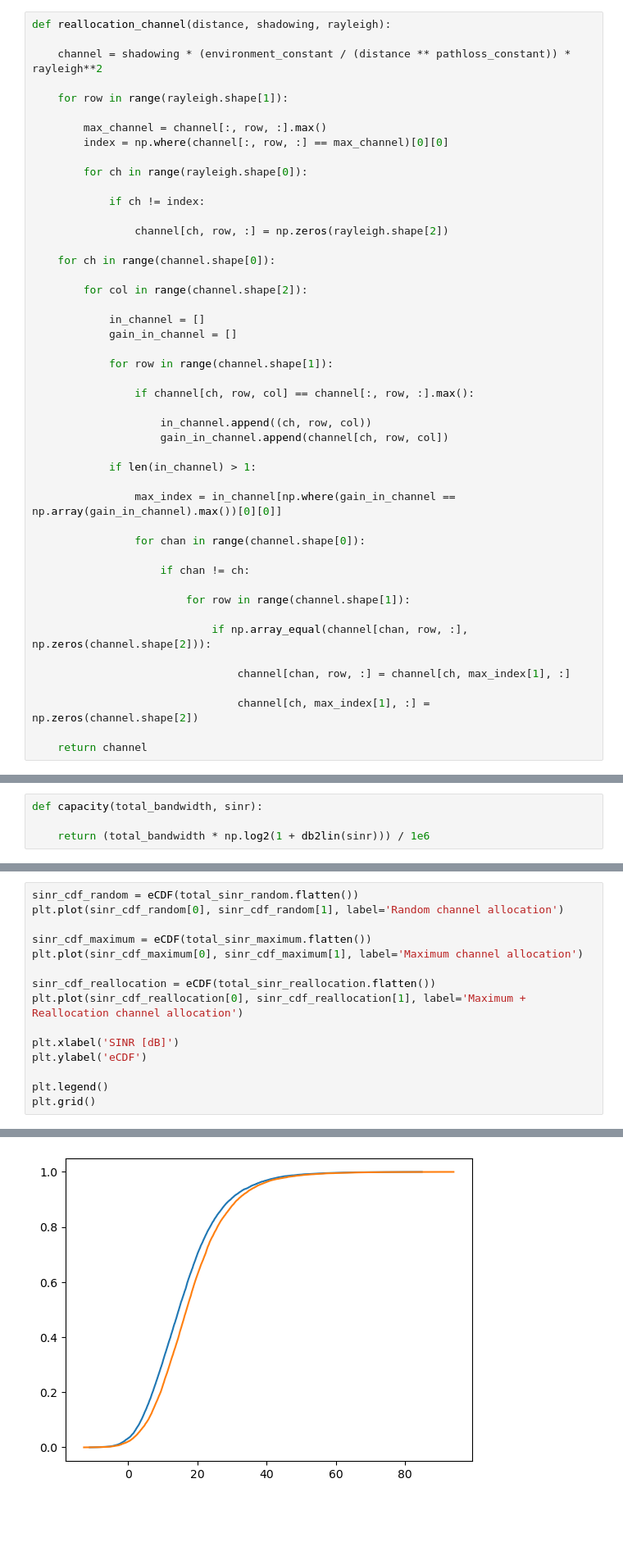
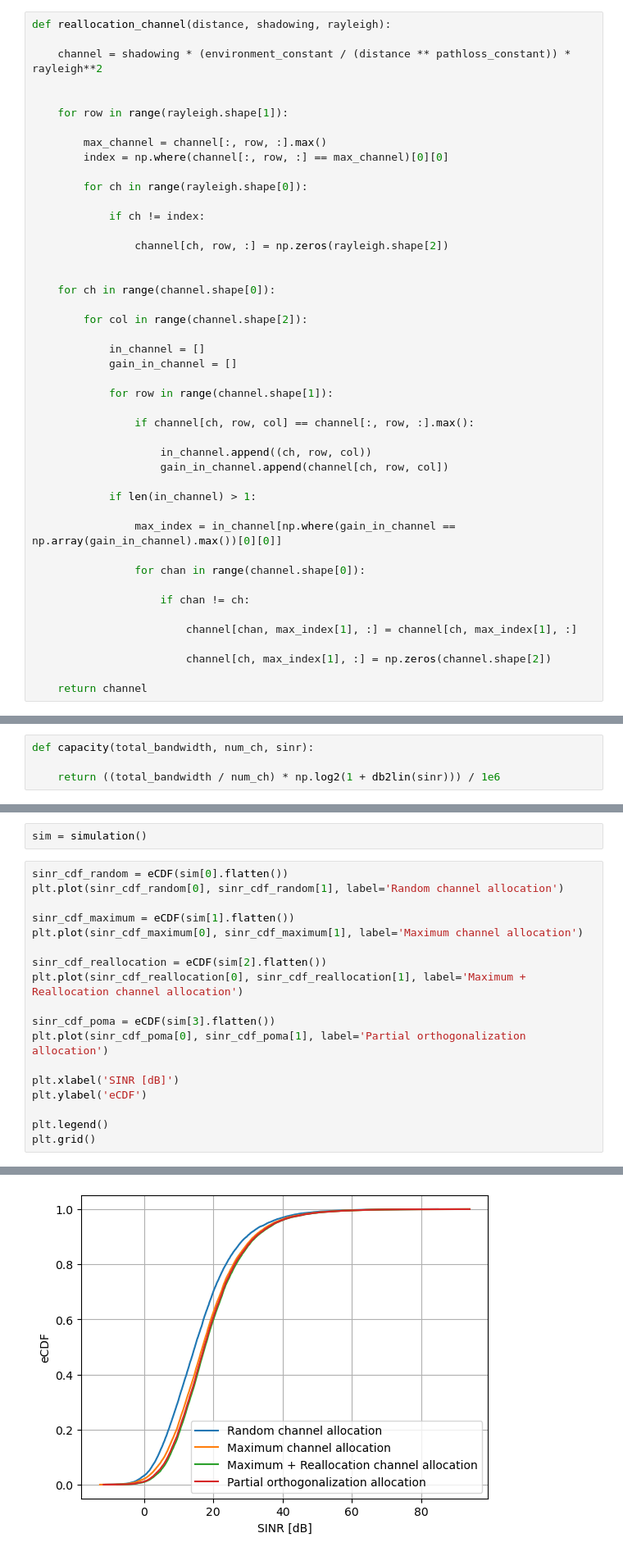
Before and after one commit to matheusdcarneiro/intro-wireless-part3, a Jupyter notebook: exercise3.ipynb, the cells around one changed output, grey strips where cells are left out. Shown at 82% size. Cells and saved outputs as stored; diff of their text form; blank space fills up the shorter version.

```diff
--- a/exercise3.ipynb
+++ b/exercise3.ipynb
@@ -151,6 +152,7 @@ def maximum_channel(distance, shadowing, rayleigh):
 def reallocation_channel(distance, shadowing, rayleigh):
 
     channel = shadowing * (environment_constant / (distance ** pathloss_constant)) * rayleigh**2
+
 
     for row in range(rayleigh.shape[1]):
 
@@ -162,6 +164,7 @@ def reallocation_channel(distance, shadowing, rayleigh):
             if ch != index:
 
                 channel[ch, row, :] = np.zeros(rayleigh.shape[2])
+
 
     for ch in range(channel.shape[0]):
 
@@ -185,12 +188,8 @@ def reallocation_channel(distance, shadowing, rayleigh):
 
                     if chan != ch:
 
-                        for row in range(channel.shape[1]):
+                        channel[chan, max_index[1], :] = channel[ch, max_index[1], :]
 
-                            if np.array_equal(channel[chan, row, :], np.zeros(channel.shape[2])):
-
-                                channel[chan, row, :] = channel[ch, max_index[1], :]
-
-                                channel[ch, max_index[1], :] = np.zeros(channel.shape[2])
+                        channel[ch, max_index[1], :] = np.zeros(channel.shape[2])
 
     return channel
@@ -232,9 +258,9 @@ def sinr(power_vector, channel, power_noise):
 
     return lin2db(sinr_vector)
 # %%
-def capacity(total_bandwidth, sinr):
+def capacity(total_bandwidth, num_ch, sinr):
 
-    return (total_bandwidth * np.log2(1 + db2lin(sinr))) / 1e6
+    return ((total_bandwidth / num_ch) * np.log2(1 + db2lin(sinr))) / 1e6
 # %%
 def power_noise(total_bandwidth, num_ch):
 
@@ -285,12 +322,17 @@ for seed in range(seeds):
+# %%
+sim = simulation()
 # %%
-sinr_cdf_random = eCDF(total_sinr_random.flatten())
+sinr_cdf_random = eCDF(sim[0].flatten())
 plt.plot(sinr_cdf_random[0], sinr_cdf_random[1], label='Random channel allocation')
 
-sinr_cdf_maximum = eCDF(total_sinr_maximum.flatten())
+sinr_cdf_maximum = eCDF(sim[1].flatten())
 plt.plot(sinr_cdf_maximum[0], sinr_cdf_maximum[1], label='Maximum channel allocation')
 
-sinr_cdf_reallocation = eCDF(total_sinr_reallocation.flatten())
+sinr_cdf_reallocation = eCDF(sim[2].flatten())
 plt.plot(sinr_cdf_reallocation[0], sinr_cdf_reallocation[1], label='Maximum + Reallocation channel allocation')
+
+sinr_cdf_poma = eCDF(sim[3].flatten())
+plt.plot(sinr_cdf_poma[0], sinr_cdf_poma[1], label='Partial orthogonalization allocation')
 
 plt.xlabel('SINR [dB]')
 plt.ylabel('eCDF')
@@ -302,2 +343,2 @@ NameError: name 'total_sinr_reallocation' is not defined
-[figure, old version]
+[figure, new version]
 # %%
```
Also changed, not shown: parts of 7 cells of this notebook, 16 other files.
